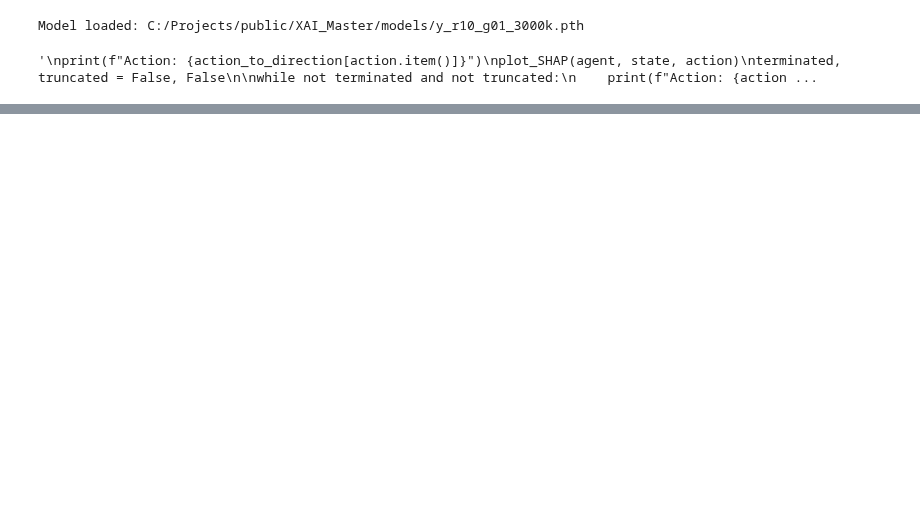
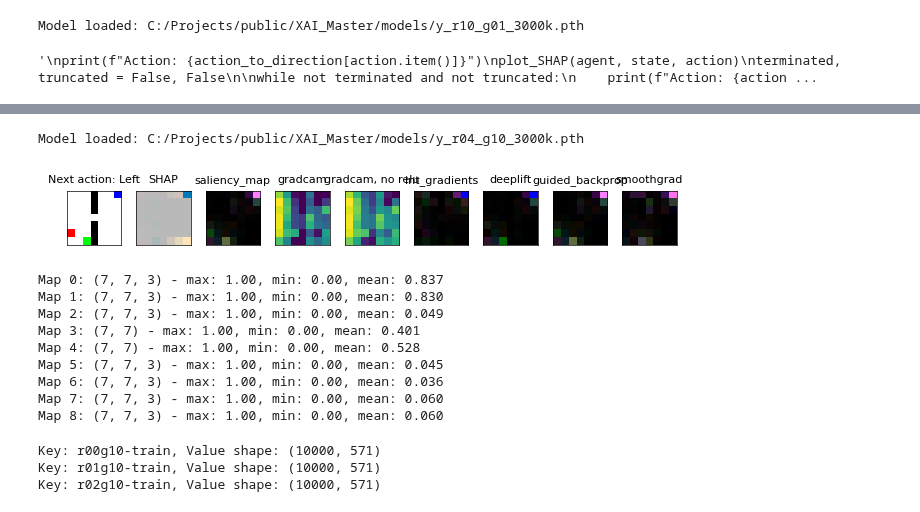
Before and after one commit to gunhamn/public, a Jupyter notebook: XAI_Master/xaiMethods.ipynb, the cells around one changed output, grey strips where cells are left out. Drawn from its saved outputs; the diff is of its cells as text; code cells hidden in the pictures; blank space fills up the shorter version.

```diff
--- a/XAI_Master/xaiMethods.ipynb
+++ b/XAI_Master/xaiMethods.ipynb
@@ -789,0 +919,39 @@ Saliency shape: (7, 7)
+# %%
+def getXaiMaps(agent, state, action):
+    mapTuple = (
+        state[0].clone().detach().permute(2, 1, 0).cpu().numpy(),
+        plot_SHAP(agent, state, action, reduceDim=False, plot=False),
+        plot_saliency_map(agent, state, action, reduceDim=False, plot=False),
+        plot_gradcam(agent, state, action, relu=True, plot=False),
+        plot_gradcam(agent, state, action, relu=False, plot=False),
+        plot_integrated_gradients(agent, state, action, reduceDim=False, plot=False),
+        plot_deeplift_map(agent, state, action, reduceDim=False, plot=False),
+        plot_guidedbackprop_map(agent, state, action, reduceDim=False, plot=False),
+        plot_smoothgrad(agent, state, action, reduceDim=False, plot=False)
+    )
+    return mapTuple
+
+modelName = "y_r04_g10_3000k.pth"
+agent.load_model_weights(f"C:/Projects/public/XAI_Master/models/{modelName}")
+
+observation, _ = env.reset()
+state = torch.tensor(observation, dtype=torch.float32, device=agent.device).unsqueeze(0)
+action = agent.policy_net(state).max(1)[1].view(1, 1)
+
+plotDict = plotXaiMaps(agent, state, action)
+mapTuple = getXaiMaps(agent, state, action)
+
+for i, map in enumerate(mapTuple):
+    print(f"Map {i}: {map.shape} - max: {map.max():.2f}, min: {map.min():.2f}, mean: {map.mean():.3f}")
+# %% [output]
+Model loaded: C:/Projects/public/XAI_Master/models/y_r04_g10_3000k.pth
+[figure, added]
+Map 0: (7, 7, 3) - max: 1.00, min: 0.00, mean: 0.837
+Map 1: (7, 7, 3) - max: 1.00, min: 0.00, mean: 0.830
+Map 2: (7, 7, 3) - max: 1.00, min: 0.00, mean: 0.049
+Map 3: (7, 7) - max: 1.00, min: 0.00, mean: 0.401
+Map 4: (7, 7) - max: 1.00, min: 0.00, mean: 0.528
+Map 5: (7, 7, 3) - max: 1.00, min: 0.00, mean: 0.045
+Map 6: (7, 7, 3) - max: 1.00, min: 0.00, mean: 0.036
+Map 7: (7, 7, 3) - max: 1.00, min: 0.00, mean: 0.060
+Map 8: (7, 7, 3) - max: 1.00, min: 0.00, mean: 0.060
@@ -789,0 +961,14 @@ Saliency shape: (7, 7)
+# %%
+
+# loop through the first 3 elements of train_dict
+for i, (key, value) in enumerate(train_dict.items()):
+    if i < 3:
+        print(f"Key: {key}, Value shape: {value.shape}")
+        # You can also access the data using value.values if needed
+        # print(value.values)
+    else:
+        break
+# %% [output]
+Key: r00g10-train, Value shape: (10000, 571)
+Key: r01g10-train, Value shape: (10000, 571)
+Key: r02g10-train, Value shape: (10000, 571)
```
Also changed, not shown: parts of 12 cells of this notebook.
